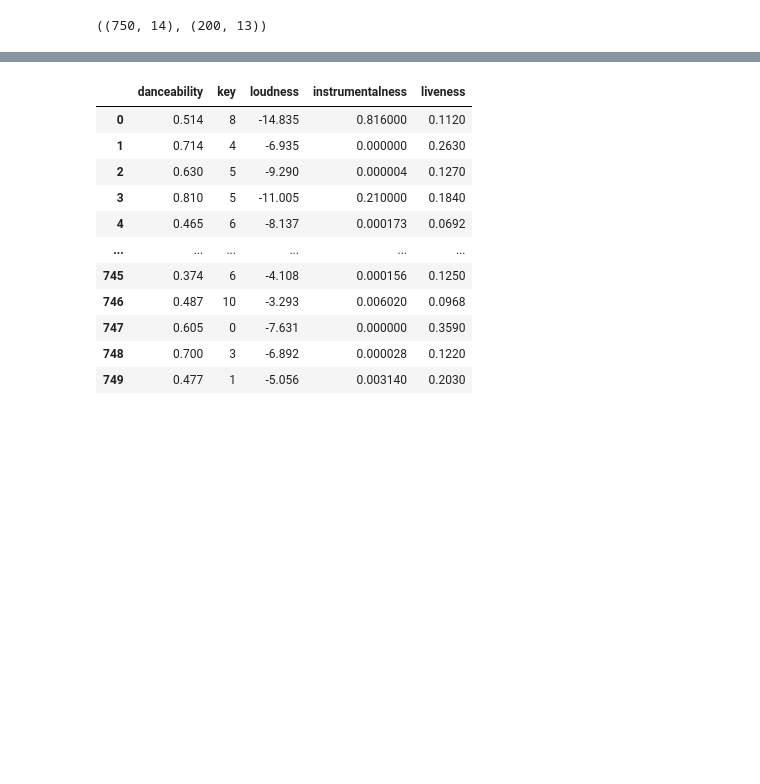
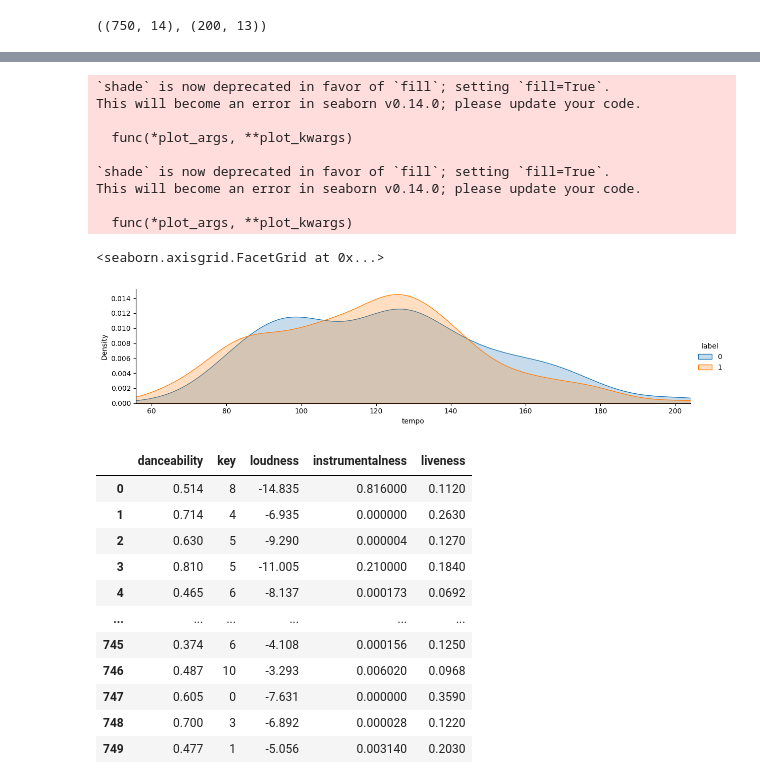
Before and after one commit to srkatsaras/FRTN65---Code-and-Notebooks, a Jupyter notebook: lab_song_classification.ipynb, the cells around one changed output, grey strips where cells are left out. Saved outputs shown, nothing was run; the diff lists cells and outputs as text; code cells hidden in the pictures; blank space fills up the shorter version.

```diff
--- a/lab_song_classification.ipynb
+++ b/lab_song_classification.ipynb
@@ -57,3 +125,21 @@ AttributeError: Line2D.set() got an unexpected keyword argument 'x_bins'
+# %%
+a = sns.FacetGrid( train, hue = 'label', aspect=4 )
+a.map(sns.kdeplot, 'tempo', shade= True )
+
+a.set(xlim=(train['tempo'].min(), train['tempo'].max()))
+a.add_legend()
+# %% [output]
+`shade` is now deprecated in favor of `fill`; setting `fill=True`.
+This will become an error in seaborn v0.14.0; please update your code.
+
+  func(*plot_args, **plot_kwargs)
+
+`shade` is now deprecated in favor of `fill`; setting `fill=True`.
+This will become an error in seaborn v0.14.0; please update your code.
+
+  func(*plot_args, **plot_kwargs)
+<seaborn.axisgrid.FacetGrid at 0x...>
+[figure, added]
 # %%
 # select which features to use
 features = ['danceability','key','loudness','instrumentalness','liveness']
```
Also changed, not shown: parts of 10 cells of this notebook.
